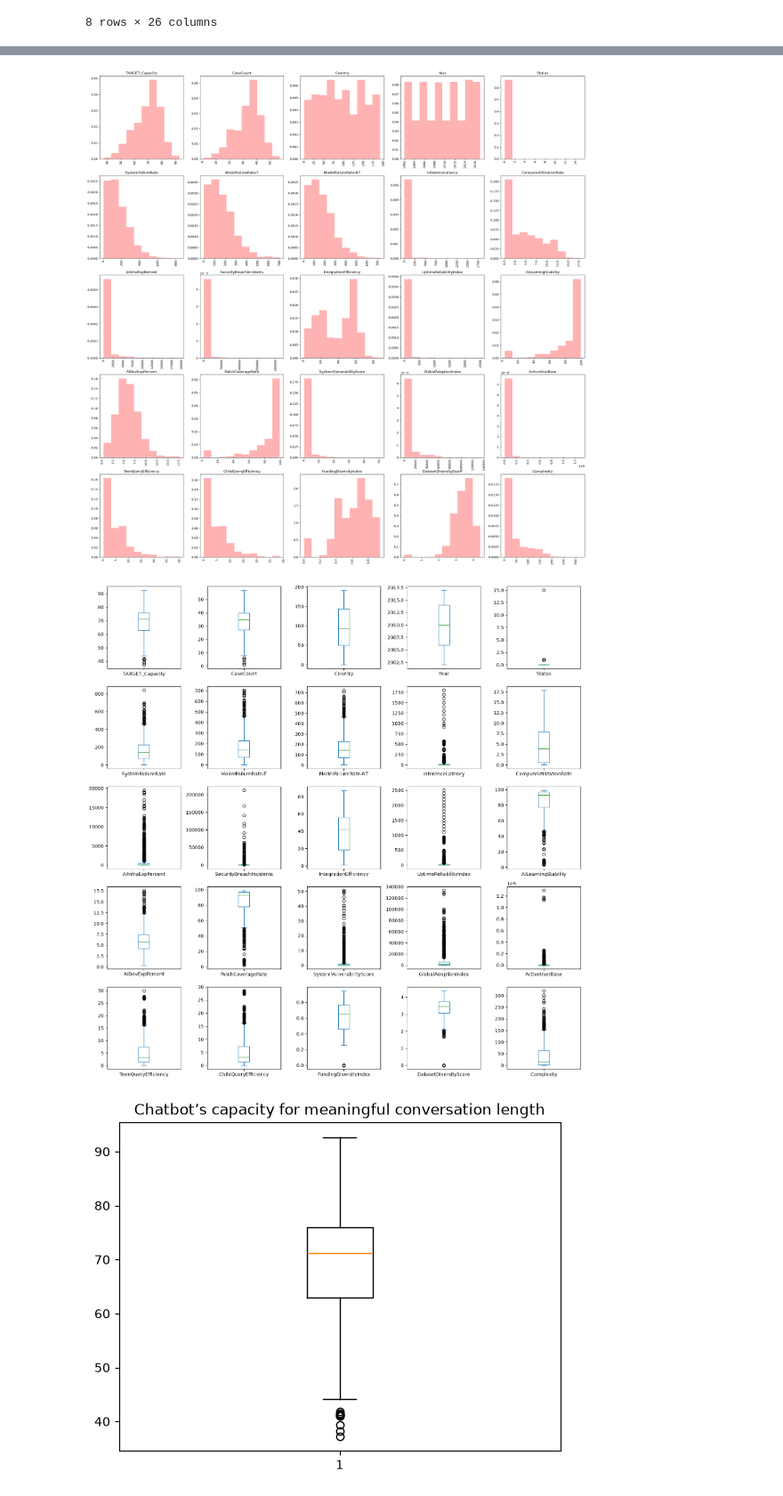
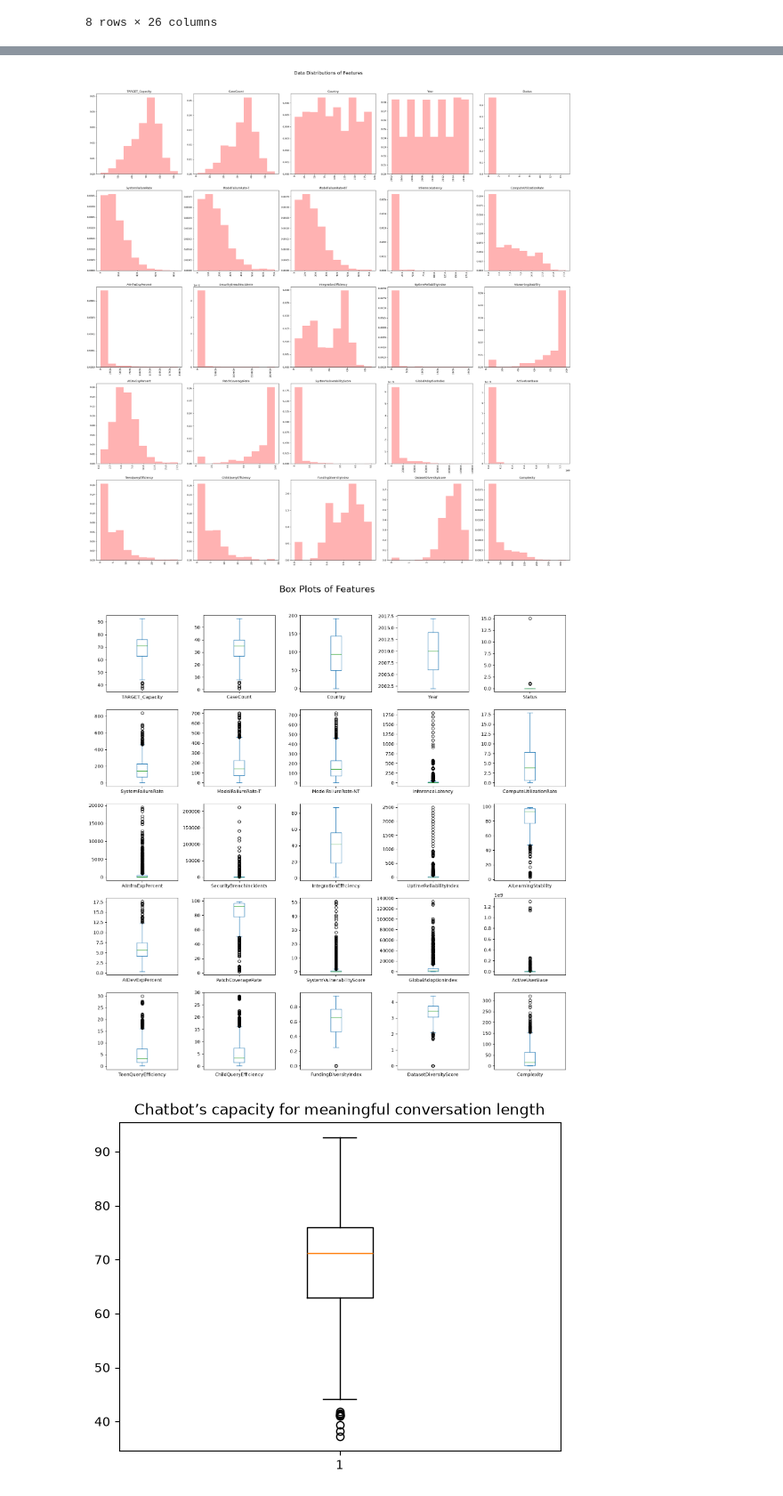
Before and after one commit to khangronky/cosc2753-assignment-1-2026b, a Jupyter notebook: notebook.ipynb, the cells around one changed output, grey strips where cells are left out. Shown at 89% size. Saved outputs shown, nothing was run; the diff lists cells and outputs as text; code cells hidden in the pictures.

```diff
--- a/notebook.ipynb
+++ b/notebook.ipynb
@@ -75,20 +119,24 @@ chatbotData.drop(['RecordID'], axis=1, inplace=True)
 # %%
 plt.figure(figsize=(30,30))
 for i, col in enumerate(chatbotData.columns):
     plt.subplot(5,5,i+1)
     plt.hist(chatbotData[col], alpha=0.3, color='r', density=True)
     plt.title(col)
     plt.xticks(rotation='vertical')
 
+plt.suptitle("Data Distributions of Features", y=1.02, fontsize=20)
+plt.tight_layout()
 plt.show()
 # %% [output]
-[figure, old version]
+[figure, new version]
 # %%
 chatbotData.plot(kind='box', subplots=True, layout=(5,5), figsize=(15,15), sharex=False, sharey=False)
+
+plt.suptitle("Box Plots of Features", y=1.02, fontsize=20)
 plt.tight_layout()
 plt.show()
 # %% [output]
-[figure, old version]
+[figure, new version]
 # %%
 plt.boxplot(chatbotData['TARGET_Capacity'].dropna())
 plt.title('Chatbot’s capacity for meaningful conversation length')
```
Also changed, not shown: parts of 10 cells of this notebook.
